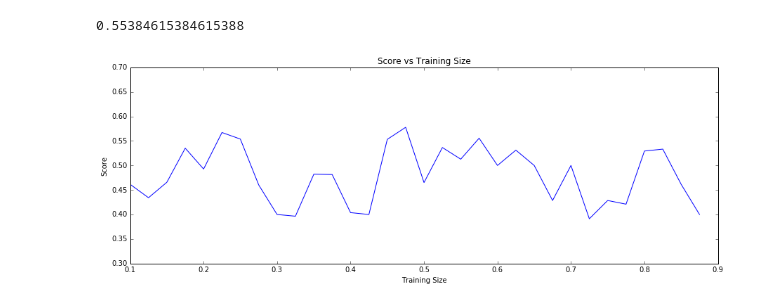
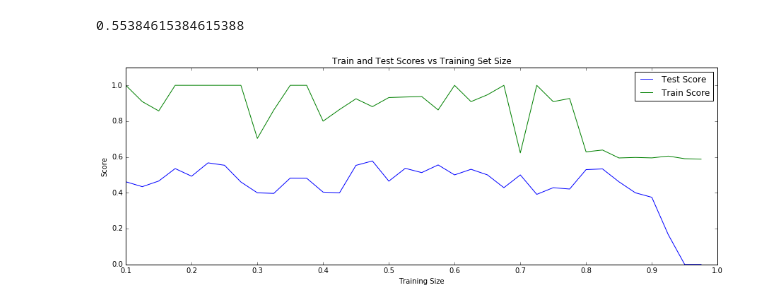
Before and after one commit to alexanderplin/CS109-Final-Project, a Jupyter notebook: Data Exploration.ipynb, the cells around one changed output. Saved outputs shown, nothing was run; the diff lists cells and outputs as text; code cells hidden in the pictures.

Commit message:
changed graph added class counter

```diff
--- a/Data Exploration.ipynb
+++ b/Data Exploration.ipynb
@@ -445,10 +456,18 @@ logistic.score(x_test, y_test)
 # %% [output]
 0.55384615384615388
 # %%
-train_sizes = np.arange(0.1, 0.9, 0.025)
-scores = np.zeros(len(train_sizes))
+train_sizes = np.arange(0.1, 1.0, 0.025)
+testing_scores = np.zeros(len(train_sizes))
+training_scores = np.zeros(len(train_sizes))
+num_ones_train = np.zeros(len(train_sizes))
+num_ones_test = np.zeros(len(train_sizes))
+num_zeros_train = np.zeros(len(train_sizes))
+num_zeros_test = np.zeros(len(train_sizes))
+
 scores_index = 0
+ones_zeros_index = 0
 
+# Testing Set Scores
 for i in train_sizes:
 
     x_train = bag_words[:int(math.ceil(i*len(bag_words)))]
@@ -465,22 +484,31 @@ for i in train_sizes:
                         n_jobs=1)
     logistic.fit(x_train, y_train)
 
-    scores[scores_index] = logistic.score(x_test, y_test)
+    num_ones_train[ones_zeros_index] = np.count_nonzero(y_train)
+    num_zeros_train[ones_zeros_index] = len(y_train) - num_ones_train[ones_zeros_index]
+
+    num_ones_test[ones_zeros_index] = np.count_nonzero(y_test)
+    num_zeros_test[ones_zeros_index] = len(y_test) - num_ones_test[ones_zeros_index]
+
+    testing_scores[scores_index] = logistic.score(x_test, y_test)
+    training_scores[scores_index] = logistic.score(x_train, y_train)
+
     scores_index += 1
+    ones_zeros_index += 1
 # %%
 fig, ax = plt.subplots(1, 1, figsize=(15, 5))
 
-ax.plot(train_sizes, scores)
-
+ax.plot(train_sizes, testing_scores, label='Test Score')
+ax.plot(train_sizes, training_scores, label='Train Score')
 ax.set_xlabel('Training Size')
 
 ax.set_ylabel('Score')
-ax.set_ylim(0.3,0.7)
-ax.set_title('Score vs Training Size')
+ax.set_ylim(0,1.1)
+ax.set_title('Train and Test Scores vs Training Set Size')
 
 #Turn the labels sideways so they don't overlap
 plt.setp(labels, rotation=90, fontsize=10)
-
+plt.legend()
 plt.show()
 # %% [output]
-[figure, old version]
+[figure, new version]
```
Also changed, not shown: parts of 1 cell of this notebook.
